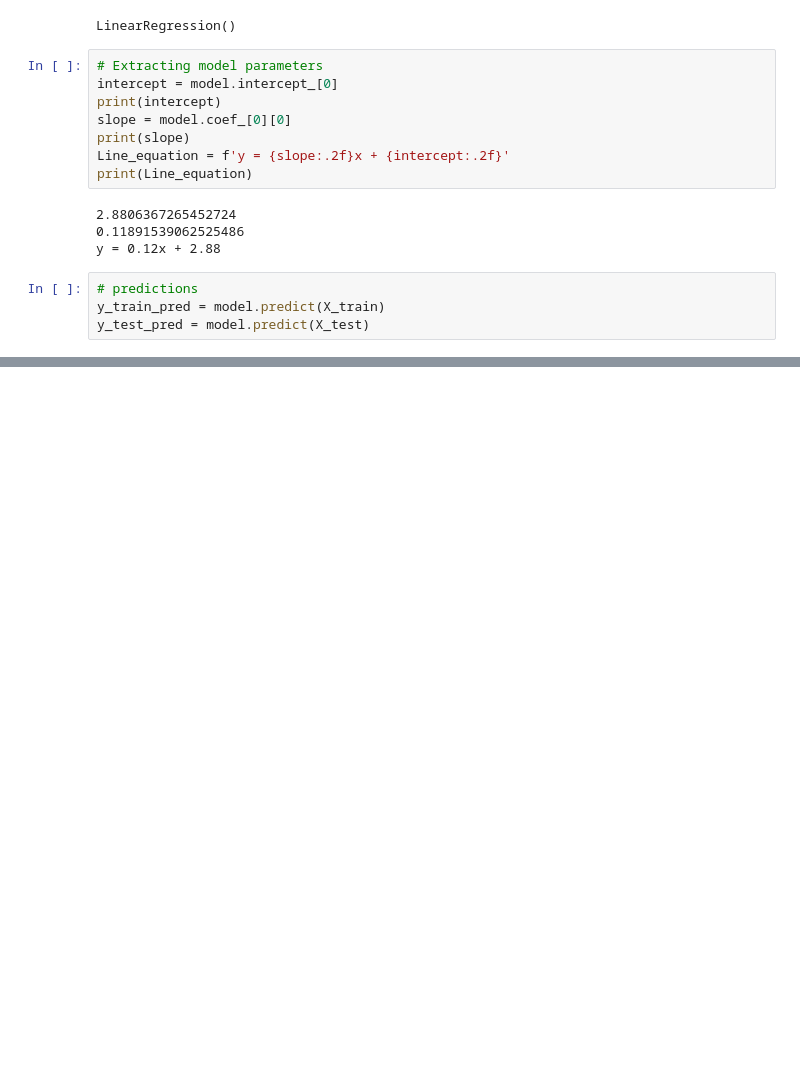
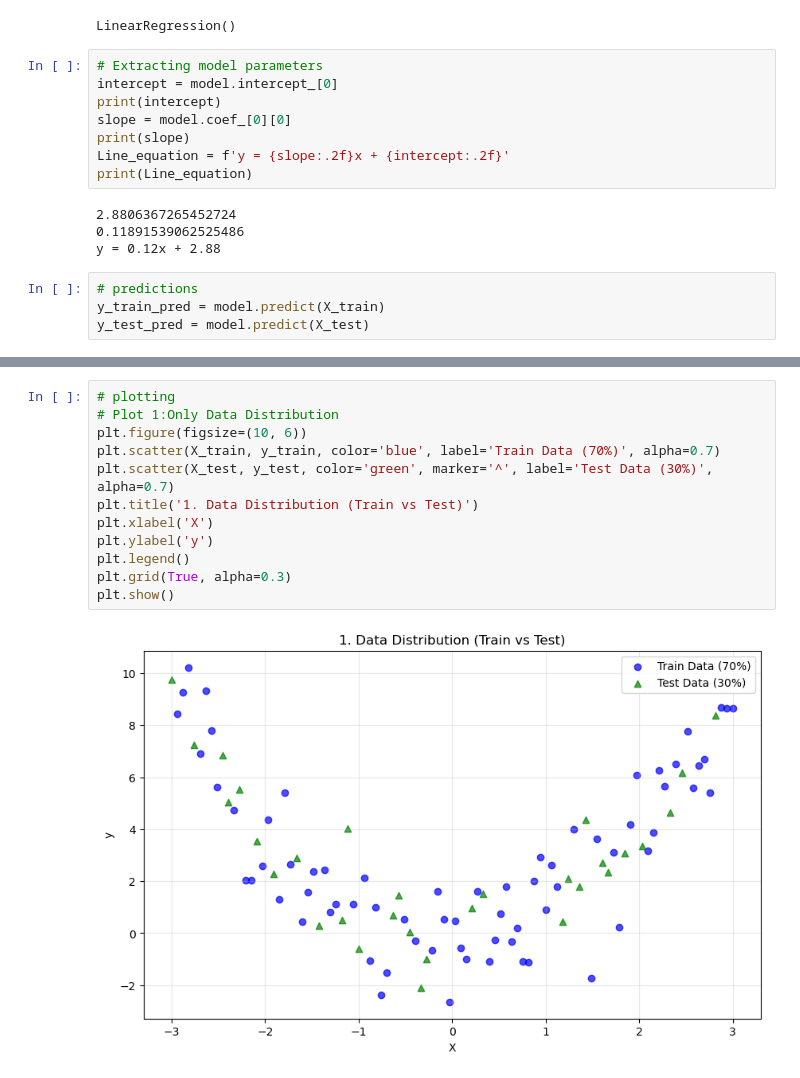
Before and after one commit to shahramsamar/ML-AI, a Jupyter notebook: ML/RegressionPolynomial-4/RegressionPolynomial.ipynb, the cells around one changed output, grey strips where cells are left out. Saved outputs shown, nothing was run; the diff lists cells and outputs as text; blank space fills up the shorter version.

Commit message:
Data Distribution plot 1

```diff
--- a/ML/RegressionPolynomial-4/RegressionPolynomial.ipynb
+++ b/ML/RegressionPolynomial-4/RegressionPolynomial.ipynb
@@ -110,0 +113,14 @@ print(r2_test)
+# %%
+# plotting
+# Plot 1:Only Data Distribution
+plt.figure(figsize=(10, 6))
+plt.scatter(X_train, y_train, color='blue', label='Train Data (70%)', alpha=0.7)
+plt.scatter(X_test, y_test, color='green', marker='^', label='Test Data (30%)', alpha=0.7)
+plt.title('1. Data Distribution (Train vs Test)')
+plt.xlabel('X')
+plt.ylabel('y')
+plt.legend()
+plt.grid(True, alpha=0.3)
+plt.show()
+# %% [output]
+[figure, added]
```
Also changed, not shown: parts of 1 cell of this notebook.
